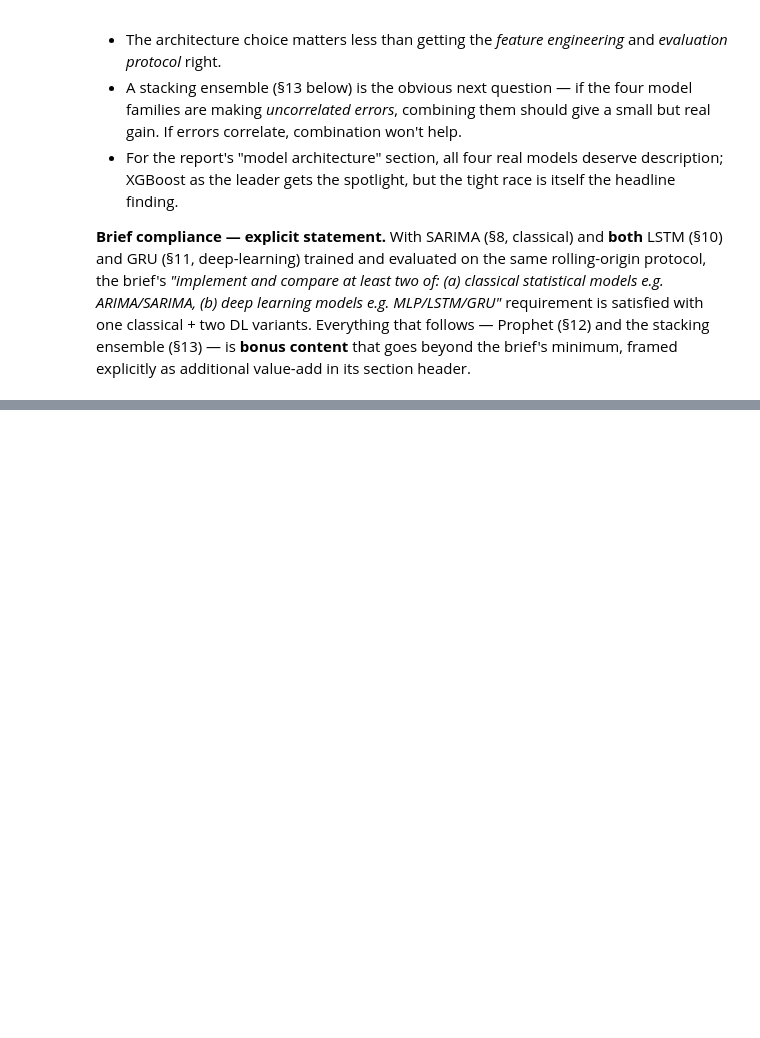
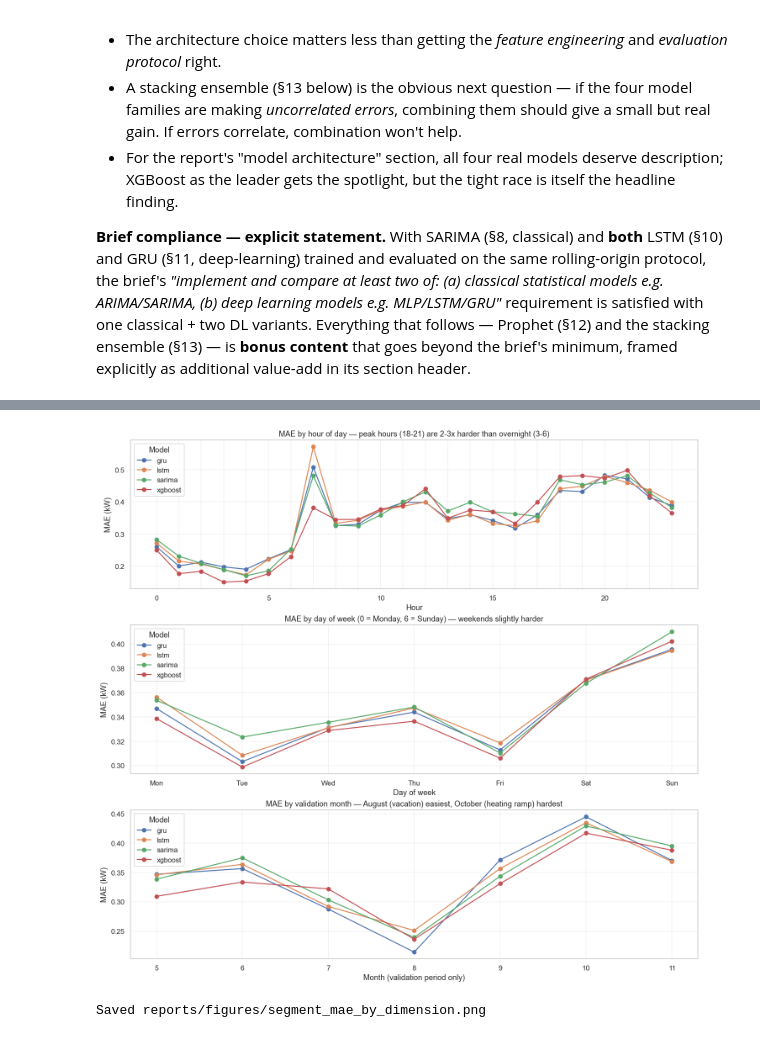
Before and after one commit to ThierryIshimwe/Energy-Forecasting, a Jupyter notebook: notebooks/03_modeling.ipynb, the cells around one changed output, grey strips where cells are left out. Saved outputs shown, nothing was run; the diff lists cells and outputs as text; code cells hidden in the pictures; blank space fills up the shorter version.

```diff
--- a/notebooks/03_modeling.ipynb
+++ b/notebooks/03_modeling.ipynb
@@ -712,0 +800,33 @@ Saved leaderboard_phase4.csv.
+# %%
+# =============================================================
+# 13.2  PER-SEGMENT MAE (hour-of-day, day-of-week, month)
+# =============================================================
+by_hour = pd.read_csv(Path('..') / 'reports' / 'results' / 'segment_mae_by_hour.csv', index_col=0)
+by_dow = pd.read_csv(Path('..') / 'reports' / 'results' / 'segment_mae_by_dow.csv', index_col=0)
+by_month = pd.read_csv(Path('..') / 'reports' / 'results' / 'segment_mae_by_month.csv', index_col=0)
+
+fig, axes = plt.subplots(3, 1, figsize=(13, 12), constrained_layout=True)
+by_hour.T.plot(ax=axes[0], marker='o', linewidth=1.5)
+axes[0].set_title('MAE by hour of day — peak hours (18-21) are 2-3x harder than overnight (3-6)')
+axes[0].set_xlabel('Hour'); axes[0].set_ylabel('MAE (kW)')
+axes[0].set_xticks(range(0, 24)); axes[0].grid(True, alpha=0.3); axes[0].legend(title='Model', loc='upper left')
+
+by_dow.T.plot(ax=axes[1], marker='o', linewidth=1.5)
+axes[1].set_title('MAE by day of week (0 = Monday, 6 = Sunday) — weekends slightly harder')
+axes[1].set_xlabel('Day of week'); axes[1].set_ylabel('MAE (kW)')
+axes[1].set_xticks(range(7))
+axes[1].set_xticklabels(['Mon','Tue','Wed','Thu','Fri','Sat','Sun'])
+axes[1].grid(True, alpha=0.3); axes[1].legend(title='Model', loc='upper left')
+
+by_month.T.plot(ax=axes[2], marker='o', linewidth=1.5)
+axes[2].set_title('MAE by validation month — August (vacation) easiest, October (heating ramp) hardest')
+axes[2].set_xlabel('Month (validation period only)'); axes[2].set_ylabel('MAE (kW)')
+axes[2].grid(True, alpha=0.3); axes[2].legend(title='Model', loc='upper left')
+
+fig.savefig(Path('..') / 'reports' / 'figures' / 'segment_mae_by_dimension.png', dpi=140, bbox_inches='tight')
+plt.show()
+
+print('Saved reports/figures/segment_mae_by_dimension.png')
+# %% [output]
+[figure, added]
+Saved reports/figures/segment_mae_by_dimension.png
```
Also changed, not shown: parts of 8 cells of this notebook, 24 other files.
